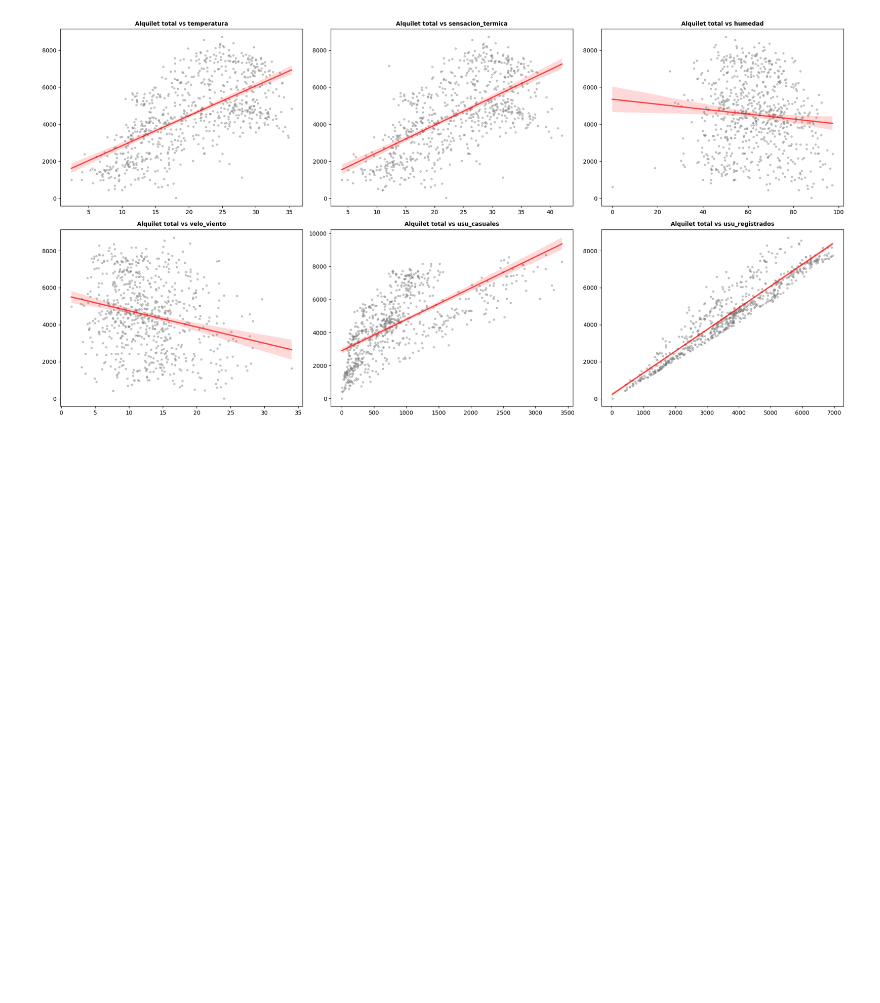
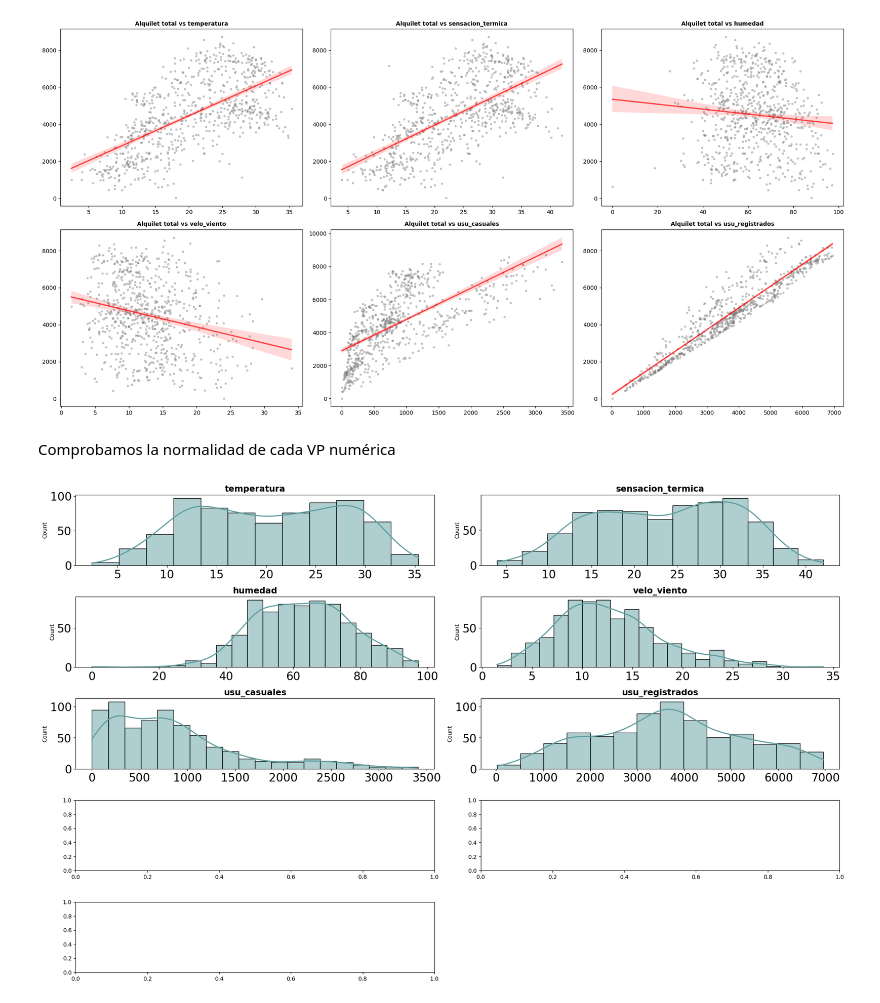
Before and after one commit to GriselleAlanis/project-da-promoE-module3-team1, a Jupyter notebook: Visualizaciones.ipynb, the cells around one changed output. Saved outputs shown, nothing was run; the diff lists cells and outputs as text; code cells hidden in the pictures; blank space fills up the shorter version.

```diff
--- a/Visualizaciones.ipynb
+++ b/Visualizaciones.ipynb
@@ -56,9 +56,9 @@ A la vista de estos valores, hemos decidido reemplazar estos dos outliers por la
 # %% [markdown]
 `ESTE SERÍA EL CÓIDGO PARA EL REEMPLAZO`
 # %%
-df[df[fecha] == "2018-02-19"]["humedad"] = df[(df["estacion"] == "invierno") & (df["meteo"] == "buen tiempo")]["humedad"].median()
+df[df["fecha"] == "2018-02-19"]["humedad"] = df[(df["estacion"] == "invierno") & (df["meteo"] == "buen tiempo")]["humedad"].median()
 # %%
-df[df[fecha] == "2018-03-10"]["humedad"] = df[(df["estacion"] == "invierno") & (df["meteo"] == "ligeramente mal tiempo")]["humedad"].median()
+df[df["fecha"] == "2018-03-10"]["humedad"] = df[(df["estacion"] == "invierno") & (df["meteo"] == "ligeramente mal tiempo")]["humedad"].median()
 # %% [markdown]
 `ESTOS SON LOS DATOS (PARA QUE DEBATAMOS)`
 # %%
@@ -122,3 +122,30 @@ for i, colum in enumerate(columnas_numeric):
 fig.tight_layout();
 # %% [output]
 [figure]
+# %% [markdown]
+Comprobamos la normalidad de cada VP numérica
+# %%
+fig, axes = plt.subplots(nrows = 6, ncols = 2, figsize = (20, 15))
+axes = axes.flat
+
+num = df.select_dtypes(include = np.number).columns
+num = num.drop("total_alquiler")
+
+for i, colum in enumerate(num):
+    sns.histplot(
+        data = df,
+        x = colum,
+        kde = True,
+        color = "cadetblue",
+        line_kws = {"linewidth": 2},
+        alpha = 0.5,
+        ax = axes[i])
+    axes[i].set_title(colum, fontsize = 15, fontweight = "bold")
+    axes[i].tick_params(labelsize = 20)
+    axes[i].set_xlabel("")
+    fig.tight_layout()
+fig.delaxes(axes[-1])
+fig.delaxes(axes[-2])
+fig.delaxes(axes[-3]);
+# %% [output]
+[figure, added]
```
